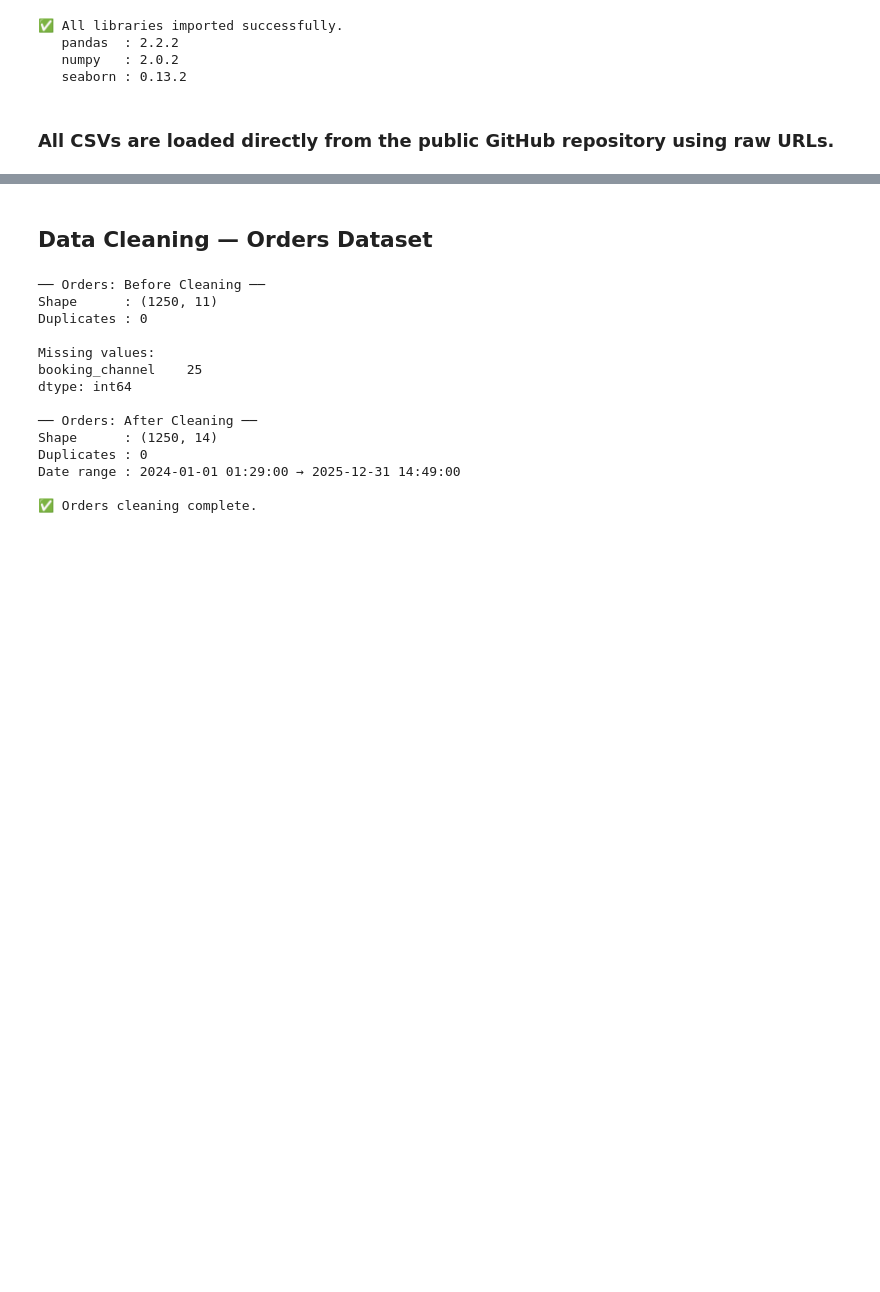
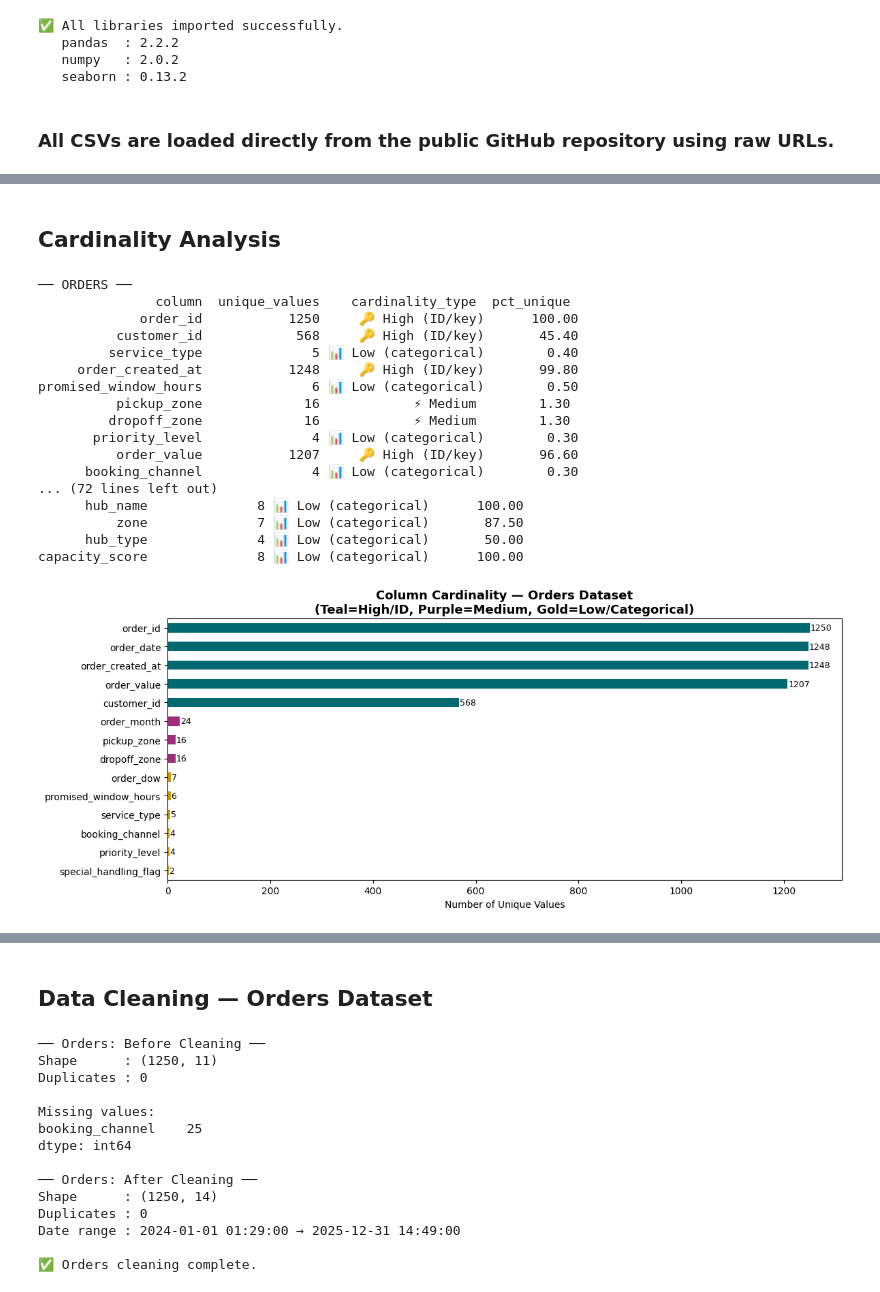
Before and after one commit to sxdattt/NorthStar-Urban-Mobility-Analytics, a Jupyter notebook: notebooks/Python_Analytics.ipynb, the cells around one changed output, grey strips where cells are left out. Cells and saved outputs as stored; diff of their text form; code cells hidden in the pictures; blank space fills up the shorter version.

```diff
--- a/notebooks/Python_Analytics.ipynb
+++ b/notebooks/Python_Analytics.ipynb
@@ -78,0 +165,54 @@ print("\n All datasets loaded.")
+# %% [markdown]
+## Cardinality Analysis
+# %%
+for name, df in datasets.items():
+    print(f"\n── {name.upper()} ──")
+    cardinality = df.nunique().reset_index()
+    cardinality.columns = ["column", "unique_values"]
+    cardinality["cardinality_type"] = cardinality["unique_values"].apply(
+        lambda x: "🔑 High (ID/key)"   if x > 100  else
+                  "⚡ Medium"           if x > 10   else
+                  "📊 Low (categorical)" if x > 1   else
+                  "⚠️ Constant (drop)"
+    )
+    cardinality["pct_unique"] = (cardinality["unique_values"] / len(df) * 100).round(1)
+    print(cardinality.to_string(index=False))
+
+## Visualise cardinality for orders
+print("\n")
+fig, ax = plt.subplots(figsize=(12, 5))
+card_orders = orders.nunique().sort_values(ascending=True)
+colors = ["#01696f" if v > 100 else "#a12c7b" if v > 10 else "#d19900"
+          for v in card_orders.values]
+card_orders.plot(kind="barh", ax=ax, color=colors)
+ax.set_title("Column Cardinality — Orders Dataset\n"
+             "(Teal=High/ID, Purple=Medium, Gold=Low/Categorical)",
+             fontsize=13, fontweight="bold")
+ax.set_xlabel("Number of Unique Values")
+
+# Add value labels
+for i, v in enumerate(card_orders.values):
+    ax.text(v + 1, i, str(v), va='center', fontsize=9)
+
+plt.tight_layout()
+plt.savefig("eda_cardinality.png", dpi=150, bbox_inches="tight")
+plt.show()
+# %% [output]
+── ORDERS ──
+               column  unique_values    cardinality_type  pct_unique
+             order_id           1250     🔑 High (ID/key)      100.00
+          customer_id            568     🔑 High (ID/key)       45.40
+         service_type              5 📊 Low (categorical)        0.40
+     order_created_at           1248     🔑 High (ID/key)       99.80
+promised_window_hours              6 📊 Low (categorical)        0.50
+          pickup_zone             16            ⚡ Medium        1.30
+         dropoff_zone             16            ⚡ Medium        1.30
+       priority_level              4 📊 Low (categorical)        0.30
+          order_value           1207     🔑 High (ID/key)       96.60
+      booking_channel              4 📊 Low (categorical)        0.30
+... (72 lines left out)
+      hub_name              8 📊 Low (categorical)      100.00
+          zone              7 📊 Low (categorical)       87.50
+      hub_type              4 📊 Low (categorical)       50.00
+capacity_score              8 📊 Low (categorical)      100.00
+[figure, added]
```
Also changed, not shown: parts of 8 cells of this notebook.
